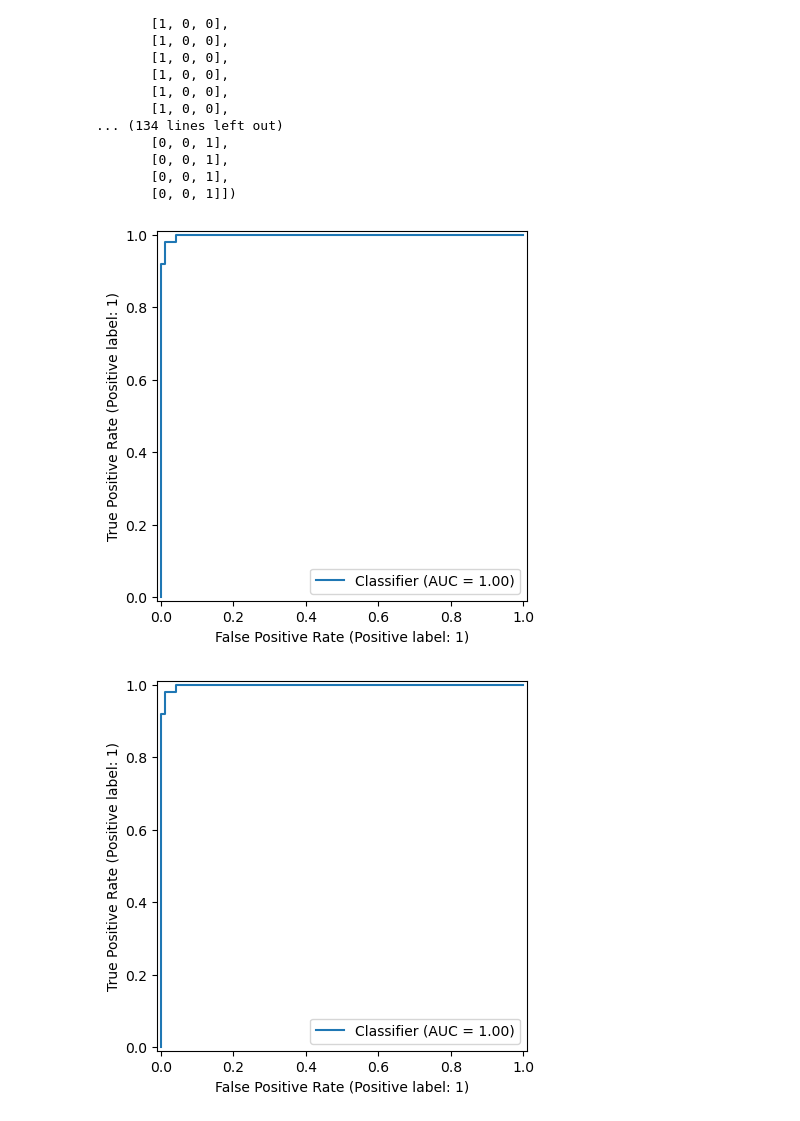
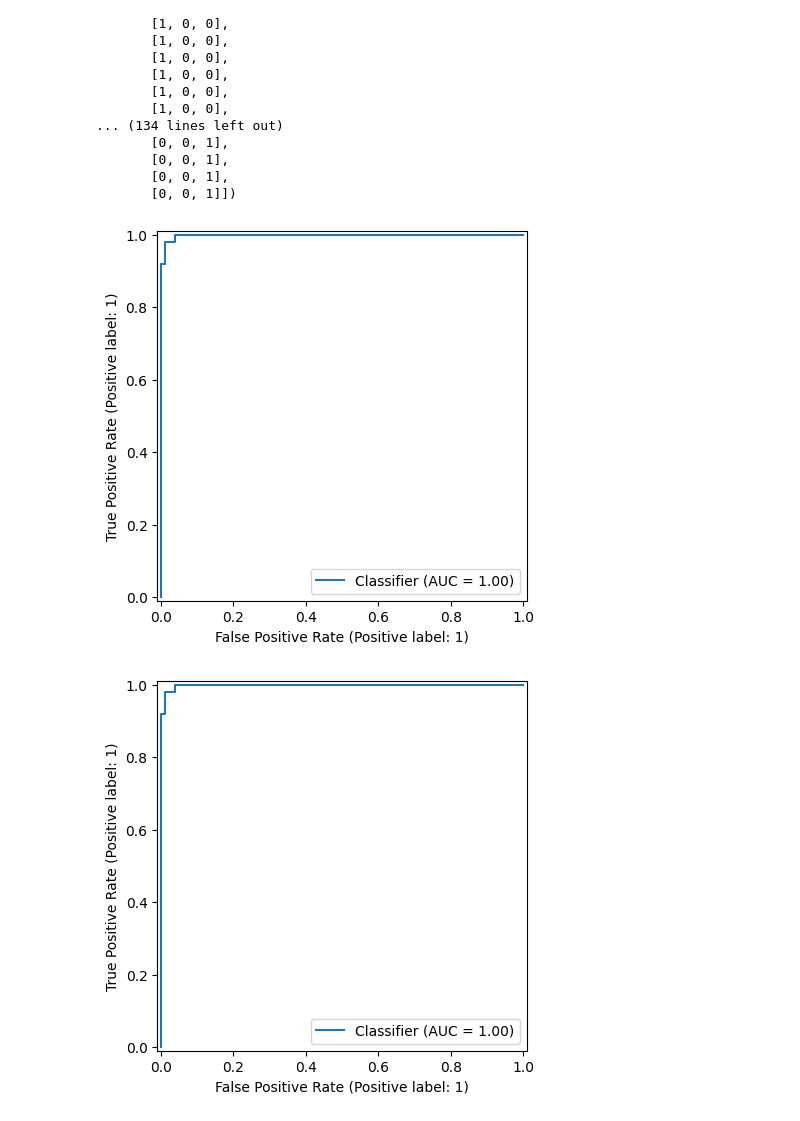
Before and after one commit to carolynzhangxy/MATH-189, a Jupyter notebook: notebooks/week-8.ipynb, the cells around one changed output. Drawn from its saved outputs; the diff is of its cells as text; code cells hidden in the pictures.

```diff
--- a/notebooks/week-8.ipynb
+++ b/notebooks/week-8.ipynb
@@ -1346,11 +1349,11 @@ array([[1, 0, 0],
        [0, 0, 1],
        [0, 0, 1]])
 # %%
-class_id = 2
+class_id = 1
 metrics.RocCurveDisplay.from_predictions(
     onehot_y[:,class_id],
     mnl_model.predict(df)[class_id]
 ).plot();
 # %% [output]
-[figure, old version]
+[figure, new version]
-[figure, old version]
+[figure, new version]
```
Also changed, not shown: parts of 9 cells of this notebook, 2 other files.
